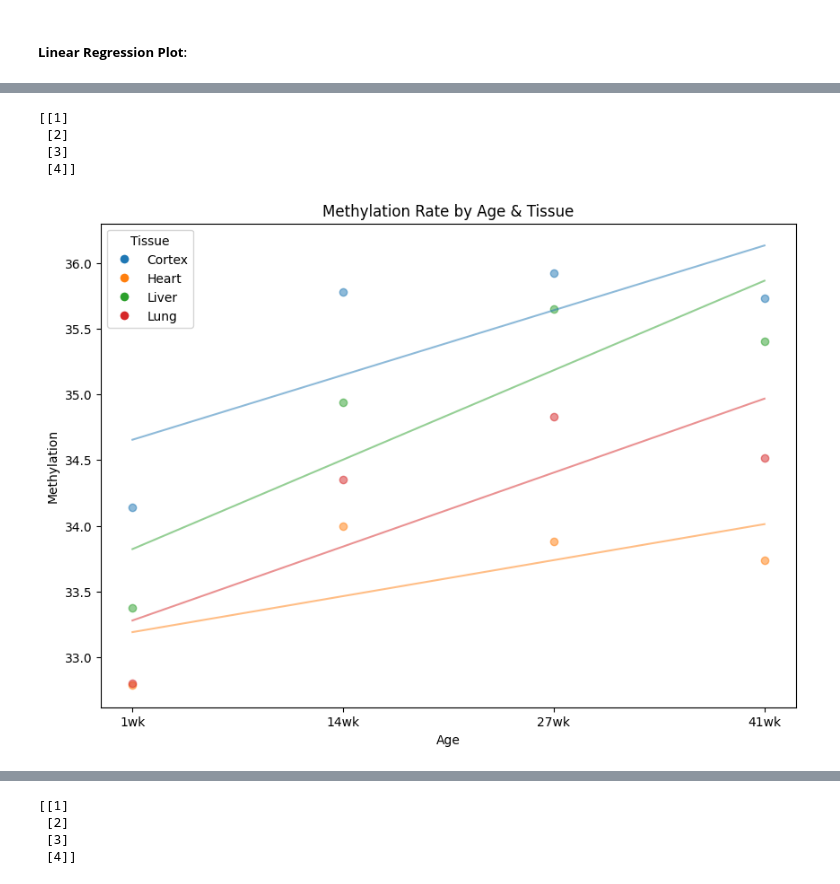
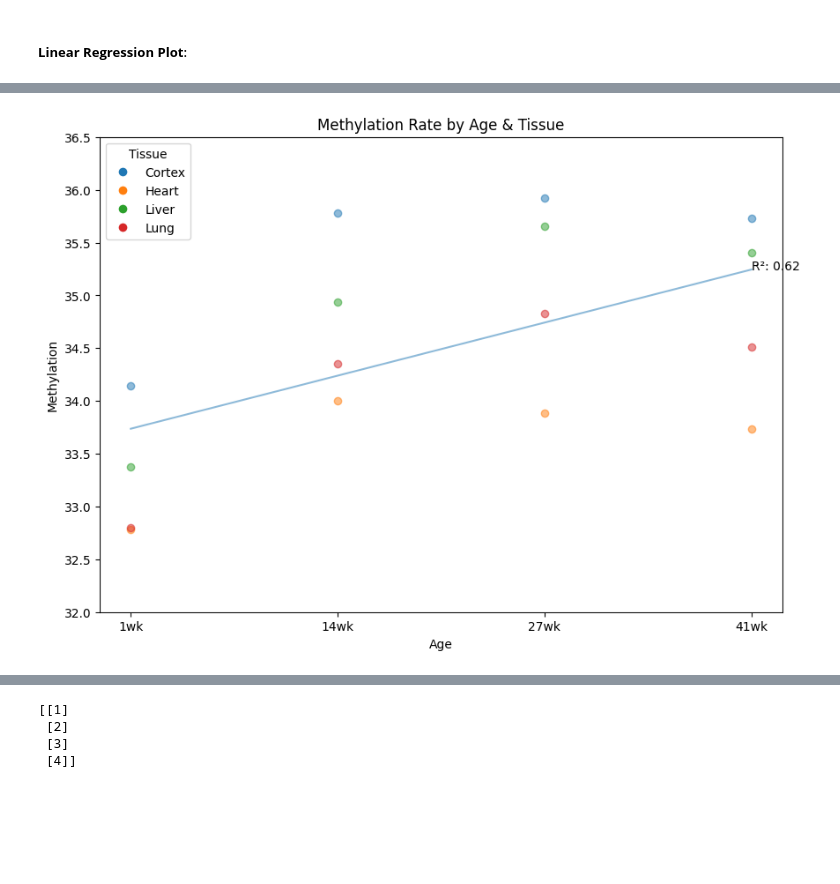
Before and after one commit to hunterDRuebsamen/Bioinformatic_Lab-1, a Jupyter notebook: methyl_analysis.ipynb, the cells around one changed output, grey strips where cells are left out. Drawn from its saved outputs; the diff is of its cells as text; code cells hidden in the pictures; blank space fills up the shorter version.

```diff
--- a/methyl_analysis.ipynb
+++ b/methyl_analysis.ipynb
@@ -282,8 +282,6 @@ def plot_regression(ax: plt.Axes, plot_tissue: bool = False):
     age_numeric = {age: i for i, age in enumerate(age_list, 1)}
     model = LinearRegression()
     X = np.array([[age_numeric[age]] for age in age_list])
-    # X = np.array([age_numeric[age] for age in grouped_df['age']]).reshape(-1, 1)
-    print(X)
 
     if plot_tissue:
         for tissue in unique_tissues:
@@ -291,44 +289,49 @@ def plot_regression(ax: plt.Axes, plot_tissue: bool = False):
             y = tissue_df['ave methylation'].values
             model.fit(X, y)
             y_pred = model.predict(X)
+            r2 = model.score(X, y)  # Calculate R-squared value
             ax.plot([age_numeric[age] for age in age_list], y_pred, color=color_map[tissue], alpha=0.5)
+            # Display R-squared on the graph
+            ax.text(x=X[-1, 0], y=y_pred[-1], s=f'R²: {r2:.2f}', color=color_map[tissue])
+
     else:
         y = grouped_df['ave methylation'].values.reshape(4, 4).mean(axis=1)
         model.fit(X, y)
         y_pred = model.predict(X)
+        r2 = model.score(X, y)
         ax.plot([age_numeric[age] for age in age_list], y_pred, alpha=0.5)
+        ax.text(x=X[-1, 0], y=y_pred[-1], s=f'R²: {r2:.2f}')
 # %%
 from sklearn.linear_model import LinearRegression
 
 # Setup overall figure and add a single plot to it
 fig = plt.figure(figsize =(10, 7))
 ax = fig.add_subplot()
 # ax2 = fig.add_subplot()
 
 # plot methylation points
 plot_scatter(ax)
-plot_regression(ax, True)
+plot_regression(ax)
+
+# Set y-axis range
+ax.set_ylim(32, 36.5)
 
 # Set x-axis labels
 ax.set_xticks(range(1, len(age_list)+1))
 ax.set_xticklabels(age_list)
 
 # Set labels and title
 ax.set_xlabel('Age')
 ax.set_ylabel('Methylation')
 ax.set_title('Methylation by Age')
 
 # Create custom legend for tissues
 ax.legend(handles=[plt.Line2D([0], [0], marker='o', color=color_map[tissue], linestyle='') for tissue in unique_tissues],
           labels=list(unique_tissues))
 
 plt.legend(scatter_labels, unique_tissues, title='Tissue')
 # Label Overall Figure and Display
 plt.title('Methylation Rate by Age & Tissue')
 plt.show()
 # %% [output]
-[[1]
- [2]
- [3]
- [4]]
-[figure, old version]
+[figure, new version]
```
Also changed, not shown: parts of 3 cells of this notebook, 2 other files.
